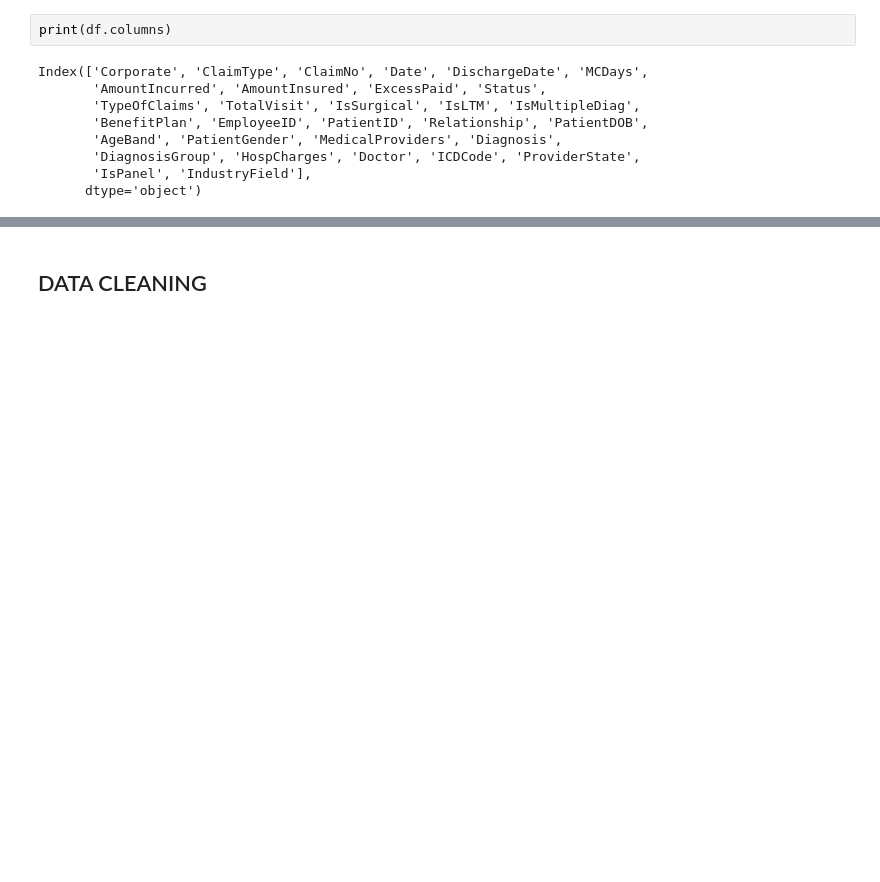
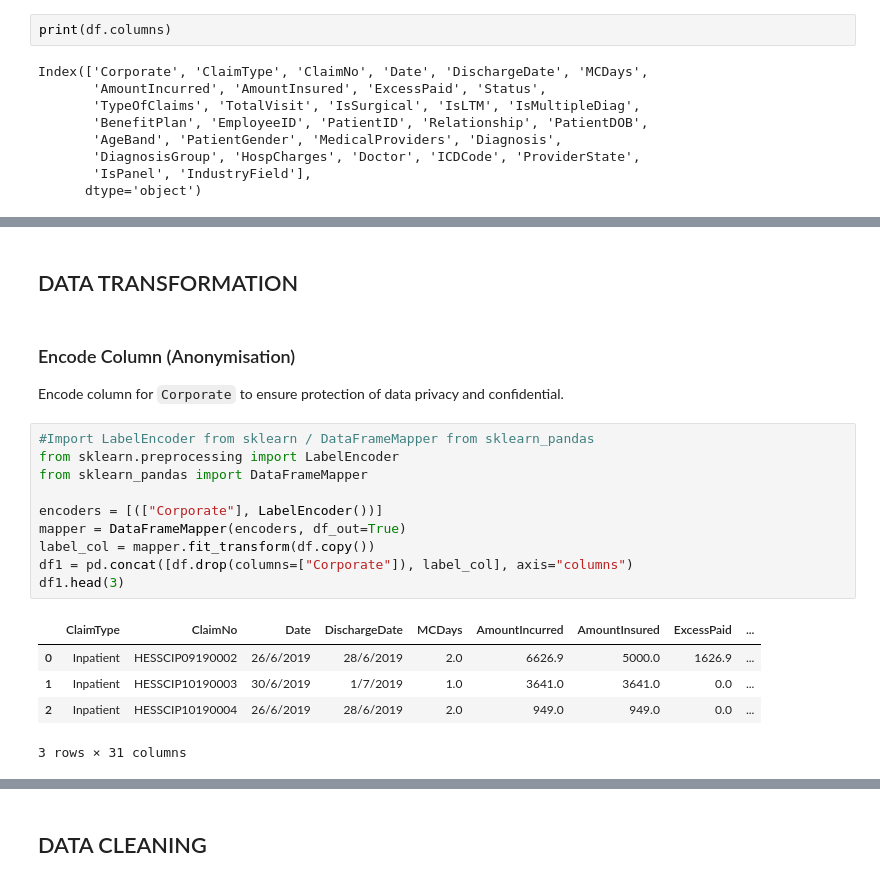
Before and after one commit to AngieChong/Research-Paper, a Jupyter notebook: P2_Prediction_of_Inpatient_Cost.ipynb, the cells around one changed output, grey strips where cells are left out. Saved outputs shown, nothing was run; the diff lists cells and outputs as text; blank space fills up the shorter version.

```diff
--- a/P2_Prediction_of_Inpatient_Cost.ipynb
+++ b/P2_Prediction_of_Inpatient_Cost.ipynb
@@ -39,0 +57,22 @@ Index(['Corporate', 'ClaimType', 'ClaimNo', 'Date', 'DischargeDate', 'MCDays',
+# %% [markdown]
+## DATA TRANSFORMATION
+# %% [markdown]
+### Encode Column (Anonymisation)
+
+Encode column for `Corporate` to ensure protection of data privacy and confidential.
+# %%
+#Import LabelEncoder from sklearn / DataFrameMapper from sklearn_pandas
+from sklearn.preprocessing import LabelEncoder
+from sklearn_pandas import DataFrameMapper
+
+encoders = [(["Corporate"], LabelEncoder())]
+mapper = DataFrameMapper(encoders, df_out=True)
+label_col = mapper.fit_transform(df.copy())
+df1 = pd.concat([df.drop(columns=["Corporate"]), label_col], axis="columns")
+df1.head(3)
+# %% [output]
+|  | ClaimType | ClaimNo | Date | DischargeDate | MCDays | AmountIncurred | AmountInsured | ExcessPaid | ... |
+| 0 | Inpatient | HESSCIP09190002 | 26/6/2019 | 28/6/2019 | 2.0 | 6626.9 | 5000.0 | 1626.9 | ... |
+| 1 | Inpatient | HESSCIP10190003 | 30/6/2019 | 1/7/2019 | 1.0 | 3641.0 | 3641.0 | 0.0 | ... |
+| 2 | Inpatient | HESSCIP10190004 | 26/6/2019 | 28/6/2019 | 2.0 | 949.0 | 949.0 | 0.0 | ... |
+3 rows × 31 columns
```
Also changed, not shown: parts of 31 cells of this notebook.
